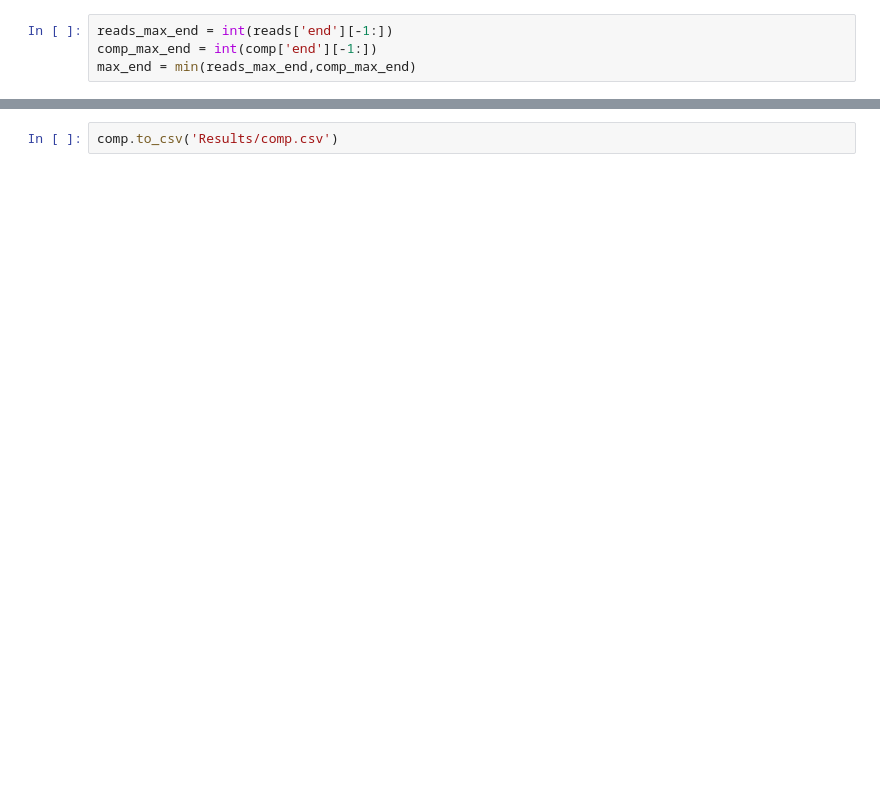
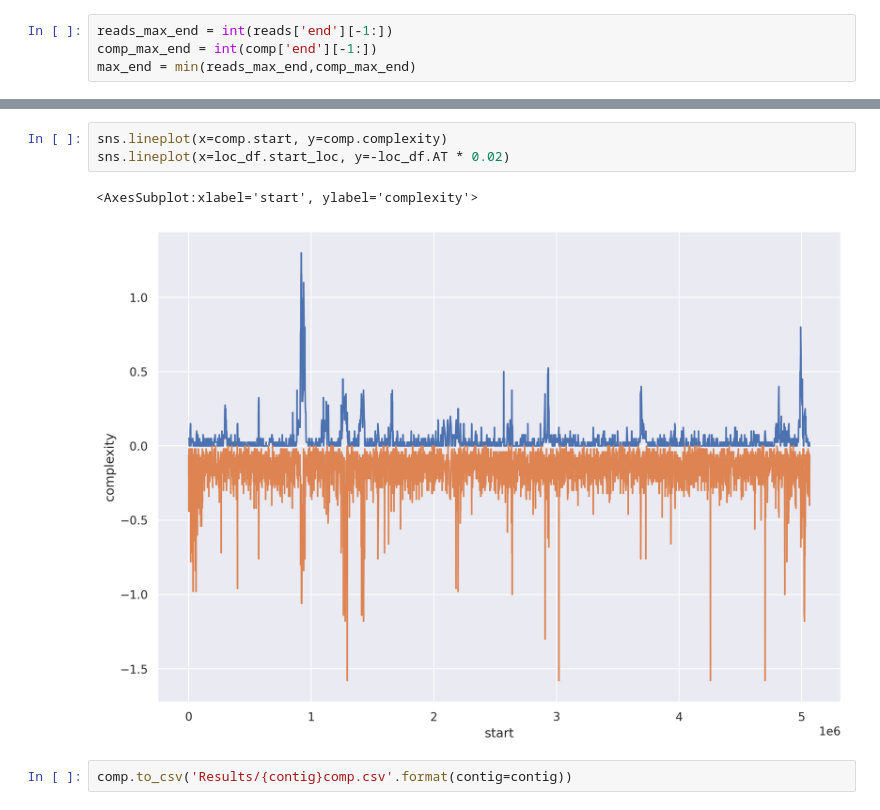
Before and after one commit to paraslonic/orthosnake, a Jupyter notebook: results.ipynb, the cells around one changed output, grey strips where cells are left out. Saved outputs shown, nothing was run; the diff lists cells and outputs as text; blank space fills up the shorter version.

```diff
--- a/results.ipynb
+++ b/results.ipynb
@@ -165,2 +161,8 @@ sns.lineplot(x=comp.start, y=comp.GC*0.05 - 2)
+# %%
+sns.lineplot(x=comp.start, y=comp.complexity)
+sns.lineplot(x=loc_df.start_loc, y=-loc_df.AT * 0.02)
+# %% [output]
+<AxesSubplot:xlabel='start', ylabel='complexity'>
+[figure, added]
 # %%
-comp.to_csv('Results/comp.csv')
+comp.to_csv('Results/{contig}comp.csv'.format(contig=contig))
```
Also changed, not shown: parts of 13 cells of this notebook.
